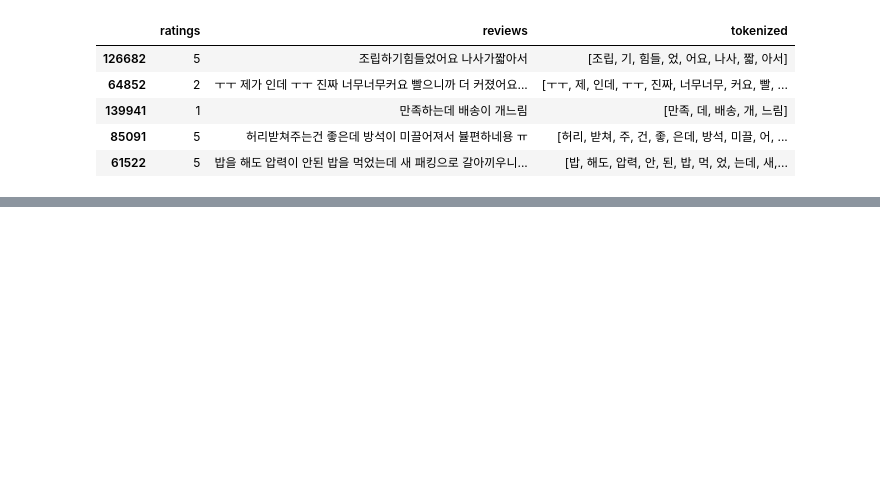
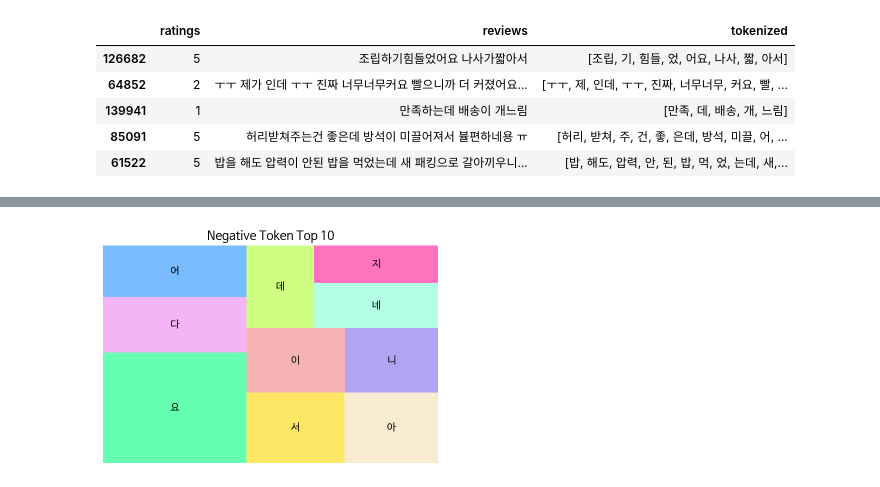
Before and after one commit to threegenie/sentiment_project, a Jupyter notebook: sentiment_project.ipynb, the cells around one changed output, grey strips where cells are left out. Cells and saved outputs as stored; diff of their text form; code cells hidden in the pictures; blank space fills up the shorter version.

```diff
--- a/sentiment_project.ipynb
+++ b/sentiment_project.ipynb
@@ -7,3 +11,15 @@
+# %%
+import matplotlib as mpl
+import matplotlib.pyplot as plt
+%config InlineBackend.figure_format = 'retina'
+
+!apt -qq -y install fonts-nanum
+
+import matplotlib.font_manager as fm
+fontpath = '/usr/share/fonts/truetype/nanum/NanumBarunGothic.ttf'
+font = fm.FontProperties(fname=fontpath, size=9)
+plt.rc('font', family='NanumBarunGothic')
+#mpl.font_manager._rebuild()
 # %%
 import pandas as pd
 import numpy as np
@@ -142,0 +162,3 @@ test.head()
+# %%
+negative_words = np.hstack(train[train.label == 0]['tokenized'].values)
+positive_words = np.hstack(train[train.label == 1]['tokenized'].values)
@@ -142,0 +207,3 @@ test.head()
+# %%
+nw = word_count(negative_words)
+nw.head(10)
@@ -142,0 +236,15 @@ test.head()
+# %%
+import squarify
+import matplotlib.pyplot as plt
+
+colors=['springgreen','violet','dodgerblue','gold','wheat','lightcoral',
+        'mediumslateblue','greenyellow','aquamarine','deeppink']
+
+nw_top10 = nw[nw['rank'] <= 10]
+squarify.plot(sizes=nw_top10['percent'], label=nw_top10['word'], alpha=0.6, color=colors)
+plt.rc('font',family='NanumBarunGothic')
+plt.axis('off')
+plt.title('Negative Token Top 10')
+plt.show()
+# %% [output]
+[figure, added]
```
Also changed, not shown: parts of 10 cells of this notebook.
